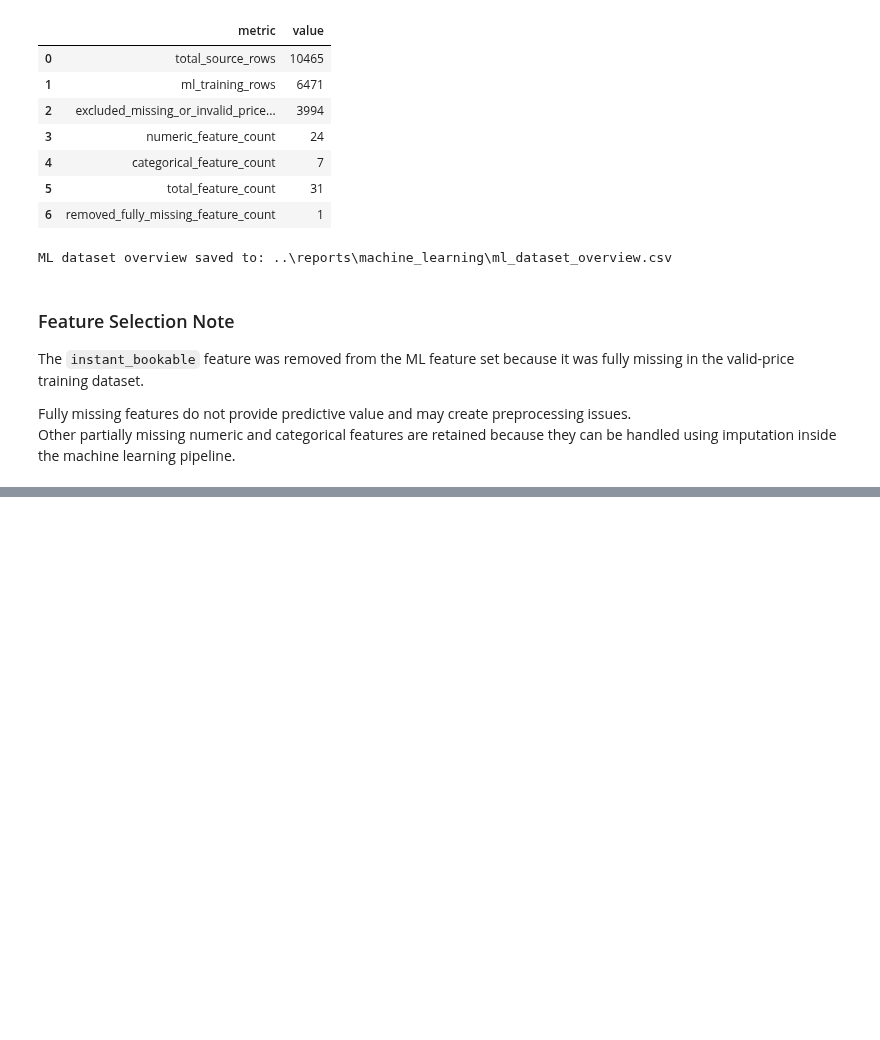
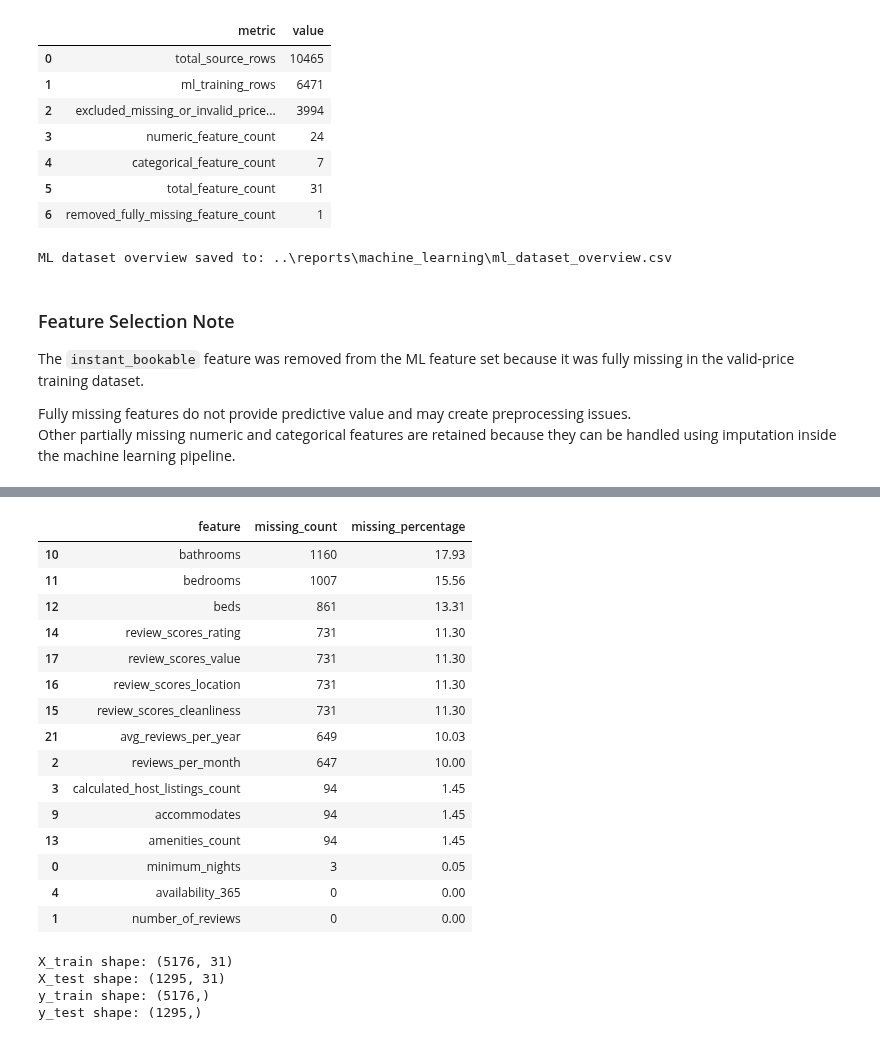
Before and after one commit to Tnadeeja/Inside-Airbnb-Market-Intelligence-Platform-Data-Engineering-Analytics-AI, a Jupyter notebook: notebooks/05_ml_price_prediction.ipynb, the cells around one changed output, grey strips where cells are left out. Drawn from its saved outputs; the diff is of its cells as text; code cells hidden in the pictures; blank space fills up the shorter version.

Commit message:
Prepare ML dataset and preprocessing pipeline

```diff
--- a/notebooks/05_ml_price_prediction.ipynb
+++ b/notebooks/05_ml_price_prediction.ipynb
@@ -340,0 +353,30 @@ Other partially missing numeric and categorical features are retained because th
+# %%
+# Prepare sklearn-safe feature matrix
+# Numeric columns become numeric
+# Categorical columns become clean strings
+# This prevents pd.NA / bool / string mixing errors in scikit-learn
+
+X_model = ml_df[selected_features_clean].copy()
+
+# Clean numeric features
+for column in numeric_features_clean:
+    X_model[column] = pd.to_numeric(X_model[column], errors="coerce")
+
+# Clean categorical features
+for column in categorical_features_clean:
+    X_model[column] = (
+        X_model[column]
+        .astype("object")
+        .where(X_model[column].notna(), "Missing")
+        .astype(str)
+    )
+
+# Final safety replacement for numeric columns only
+for column in numeric_features_clean:
+    X_model[column] = X_model[column].replace({pd.NA: np.nan})
+
+print("X_model shape:", X_model.shape)
+print("Numeric feature count:", len(numeric_features_clean))
+print("Categorical feature count:", len(categorical_features_clean))
+
+X_model.head()
@@ -340,0 +414,47 @@ Other partially missing numeric and categorical features are retained because th
+# %%
+X_model_missing_summary = (
+    X_model.isna()
+    .sum()
+    .reset_index()
+)
+
+X_model_missing_summary.columns = ["feature", "missing_count"]
+X_model_missing_summary["missing_percentage"] = (
+    X_model_missing_summary["missing_count"] / len(X_model) * 100
+).round(2)
+
+X_model_missing_summary.sort_values("missing_percentage", ascending=False).head(15)
+# %% [output]
+|  | feature | missing_count | missing_percentage |
+| 10 | bathrooms | 1160 | 17.93 |
+| 11 | bedrooms | 1007 | 15.56 |
+| 12 | beds | 861 | 13.31 |
+| 14 | review_scores_rating | 731 | 11.30 |
+| 17 | review_scores_value | 731 | 11.30 |
+| 16 | review_scores_location | 731 | 11.30 |
+| 15 | review_scores_cleanliness | 731 | 11.30 |
+| 21 | avg_reviews_per_year | 649 | 10.03 |
+| 2 | reviews_per_month | 647 | 10.00 |
+| 3 | calculated_host_listings_count | 94 | 1.45 |
+| 9 | accommodates | 94 | 1.45 |
+| 13 | amenities_count | 94 | 1.45 |
+| 0 | minimum_nights | 3 | 0.05 |
+| 4 | availability_365 | 0 | 0.00 |
+| 1 | number_of_reviews | 0 | 0.00 |
+# %%
+X_train, X_test, y_train, y_test = train_test_split(
+    X_model,
+    y,
+    test_size=0.20,
+    random_state=42
+)
+
+print("X_train shape:", X_train.shape)
+print("X_test shape:", X_test.shape)
+print("y_train shape:", y_train.shape)
+print("y_test shape:", y_test.shape)
+# %% [output]
+X_train shape: (5176, 31)
+X_test shape: (1295, 31)
+y_train shape: (5176,)
+y_test shape: (1295,)
```
Also changed, not shown: parts of 8 cells of this notebook, 1 other file.
